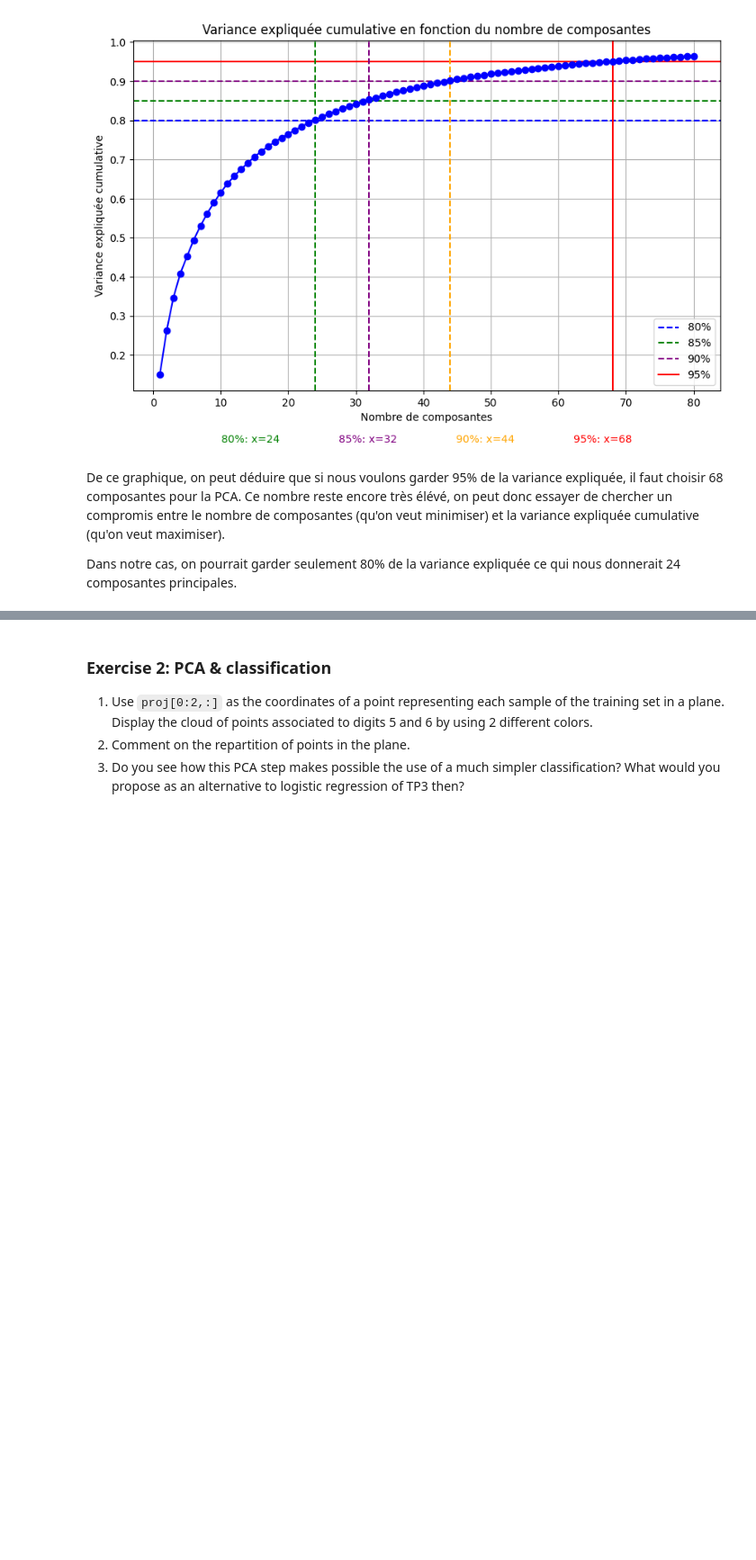
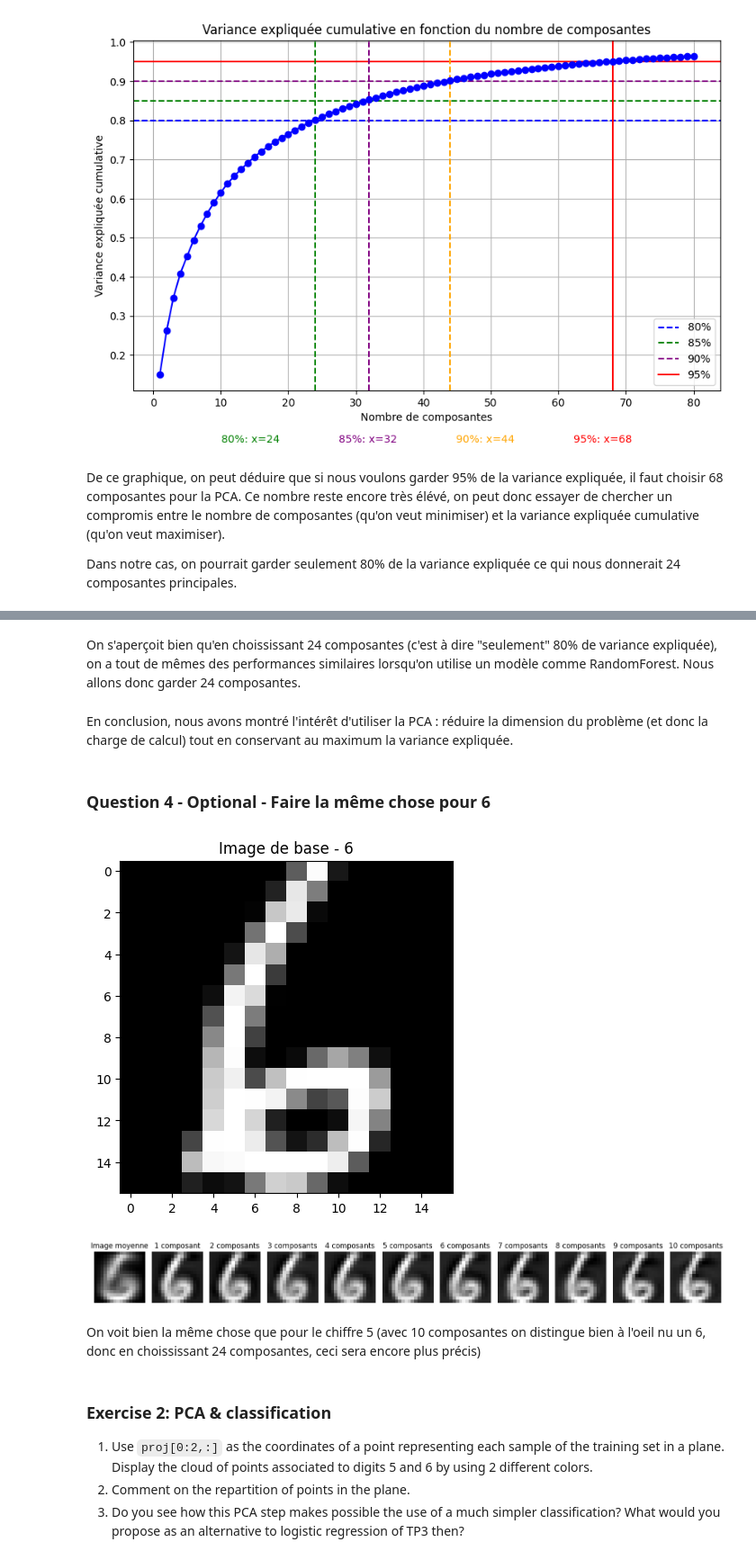
Before and after one commit to mcaron01/decsion-et-apprentissage-sdi, a Jupyter notebook: TP4/TNE2_PCA_archive/TNE2_PCA.ipynb, the cells around one changed output, grey strips where cells are left out. Shown at 90% size. Drawn from its saved outputs; the diff is of its cells as text; code cells hidden in the pictures; blank space fills up the shorter version.

```diff
--- a/TP4/TNE2_PCA_archive/TNE2_PCA.ipynb
+++ b/TP4/TNE2_PCA_archive/TNE2_PCA.ipynb
@@ -125,7 +125,7 @@ pca.fit(data)
 # %% [markdown]
 On va définir une fonction qui permet à partir d'une image choisie de faire une reconstruction progressive en ajoutant les contributions successives des composantes principales (on en aura besoin pour cette question et la question 4 optionnel pour l'image du chiffre 6)
 # %%
-def projection_reconstruct(image_index, n_components, moyenne_train, projection, components):
+def projection_reconstruct(image_index, n_components, moyenne_train, projection, components, chiffre):
     """
     Reconstruit une image en utilisant les coefficients de projection et les composants PCA.
 
@@ -135,6 +135,7 @@ def projection_reconstruct(image_index, n_components, moyenne_train, projection,
     - moyenne_train : Image moyenne calculée pendant l'entraînement
     - projection : Coefficients de projection PCA
     - components : Composants principaux obtenus à partir de PCA
+    - chiffre : Correspond au chiffre sur l'image que l'on va reconstruire
 
     Renvoie :
     None (Affiche les images reconstruites à chaque étape)
@@ -166,7 +167,7 @@ def projection_reconstruct(image_index, n_components, moyenne_train, projection,
 
     # Affichage figure
     plt.tight_layout()
-    plt.savefig(f"img/reconstruction_progressive_chiffre_5.png")
+    plt.savefig(f"img/reconstruction_progressive_chiffre_{chiffre}.png")
     plt.show()
 # %%
 image_index = 2 # image correspondant a un 5
@@ -309,3 +368,24 @@ Cela montre l'intérêt d'utiliser l'ACP : nous divisons par
+# %% [markdown]
+On s'aperçoit bien qu'en choississant 24 composantes (c'est à dire "seulement" 80% de variance expliquée), on a tout de mêmes des performances similaires lorsqu'on utilise un modèle comme RandomForest. Nous allons donc garder 24 composantes.
+# %% [markdown]
+En conclusion, nous avons montré l'intérêt d'utiliser la PCA : réduire la dimension du problème (et donc la charge de calcul) tout en conservant au maximum la variance expliquée.
+# %% [markdown]
+### Question 4 - Optional - Faire la même chose pour 6
+# %%
+image_index = 147 # image correspondant a un 6
+
+# Image de base
+im_base =  np.reshape(x_train_brut[image_index,:],(16,16))
+plt.imshow(im_base,cmap='gray')
+plt.title("Image de base - 6")
+plt.show()
+
+projection_reconstruct(image_index, 10, moy_train, proj, comp, 6)
+# %% [output]
+[figure, added]
+[figure, added]
+# %% [markdown]
+On voit bien la même chose que pour le chiffre 5 (avec 10 composantes on distingue bien à l'oeil nu un 6, donc en choississant 24 composantes, ceci sera encore plus précis)
 # %% [markdown]
 ### Exercise 2: PCA & classification
 1. Use `proj[0:2,:]` as the coordinates of a point representing each sample
```
Also changed, not shown: parts of 15 cells of this notebook, 5 other files.
